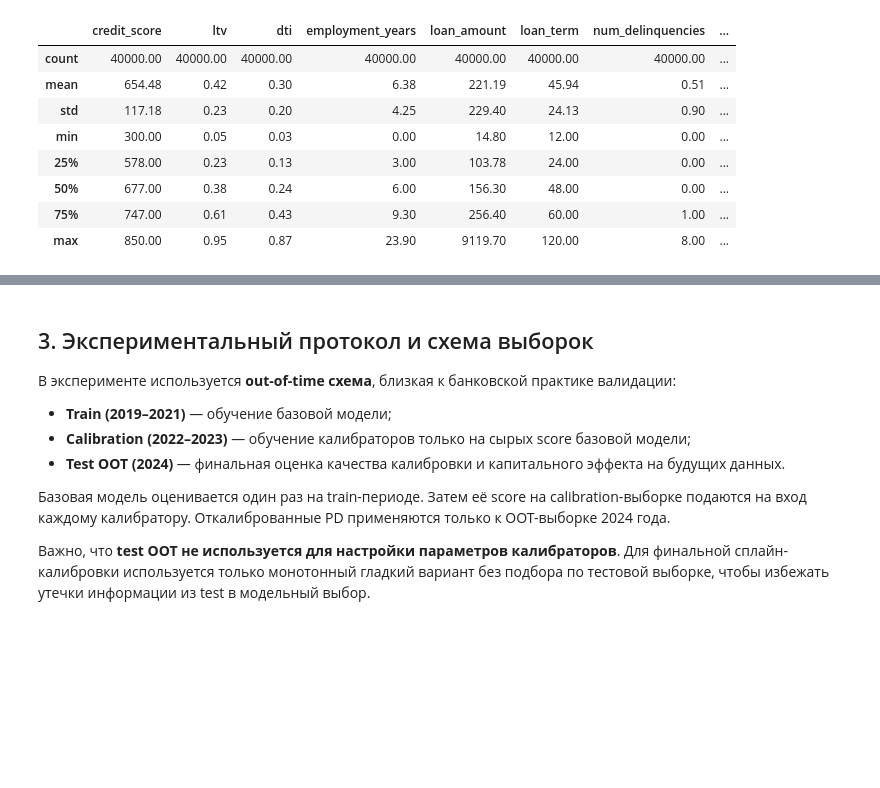
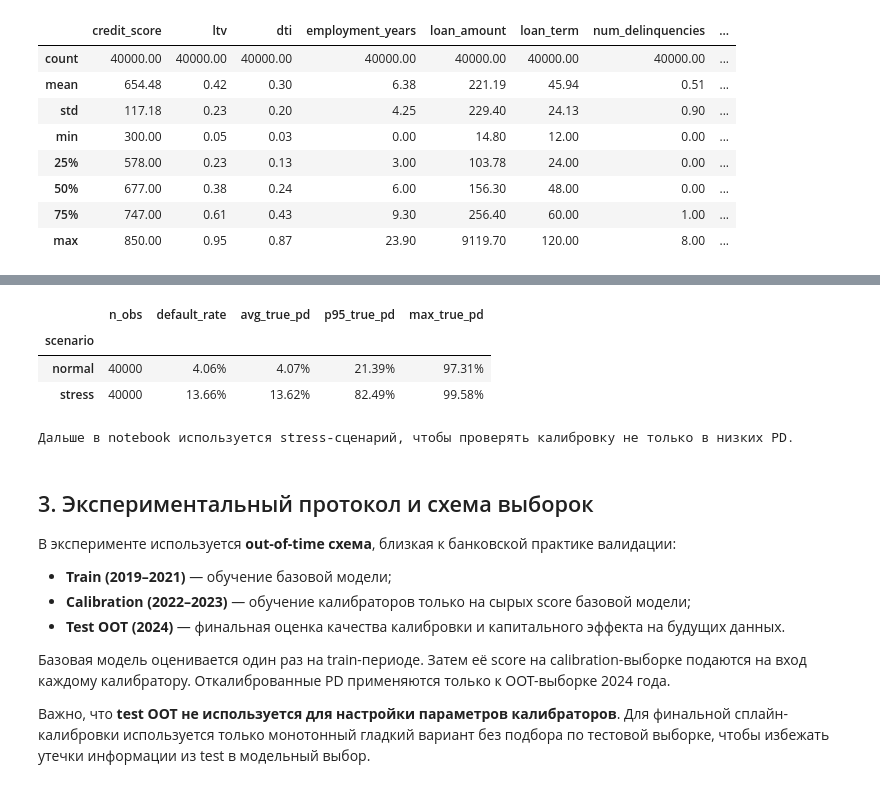
Before and after one commit to ddudenko275-boop/ColebrationTedo, a Jupyter notebook: notebooks/pd_calibration.ipynb, the cells around one changed output, grey strips where cells are left out. Cells and saved outputs as stored; diff of their text form; code cells hidden in the pictures; blank space fills up the shorter version.

Commit message:
Add calibration interpretation and portfolio scenario sections

```diff
--- a/notebooks/pd_calibration.ipynb
+++ b/notebooks/pd_calibration.ipynb
@@ -108,3 +112,34 @@ Name: true_pd, dtype: str
+# %%
+scenario_rows = []
+for scenario in ["normal", "stress"]:
+    scenario_df = generate_credit_data(n_samples=40_000, random_state=RANDOM_STATE, portfolio=scenario)
+    summary = portfolio_summary(scenario_df)
+    scenario_rows.append({
+        "scenario": scenario,
+        "n_obs": summary["n_obs"],
+        "default_rate": summary["default_rate"],
+        "avg_true_pd": summary["avg_true_pd"],
+        "p95_true_pd": summary["p95_true_pd"],
+        "max_true_pd": summary["max_true_pd"],
+    })
+
+scenario_table = pd.DataFrame(scenario_rows).set_index("scenario")
+display(
+    scenario_table.style.format({
+        "default_rate": "{:.2%}",
+        "avg_true_pd": "{:.2%}",
+        "p95_true_pd": "{:.2%}",
+        "max_true_pd": "{:.2%}",
+    })
+)
+
+print("Дальше в notebook используется stress-сценарий, чтобы проверять калибровку не только в низких PD.")
+# %% [output]
+|  | n_obs | default_rate | avg_true_pd | p95_true_pd | max_true_pd |
+| scenario |  |  |  |  |  |
+| normal | 40000 | 4.06% | 4.07% | 21.39% | 97.31% |
+| stress | 40000 | 13.66% | 13.62% | 82.49% | 99.58% |
+Дальше в notebook используется stress-сценарий, чтобы проверять калибровку не только в низких PD.
 # %% [markdown]
 ## 3. Экспериментальный протокол и схема выборок
 
```
Also changed, not shown: parts of 5 cells of this notebook.
